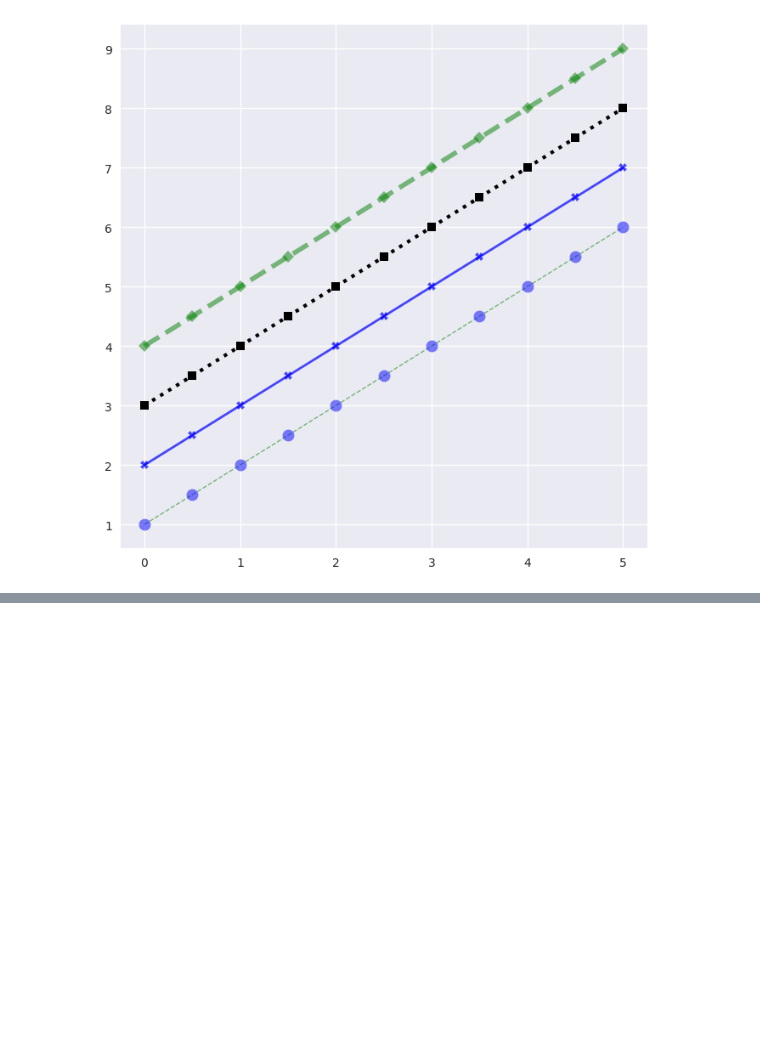
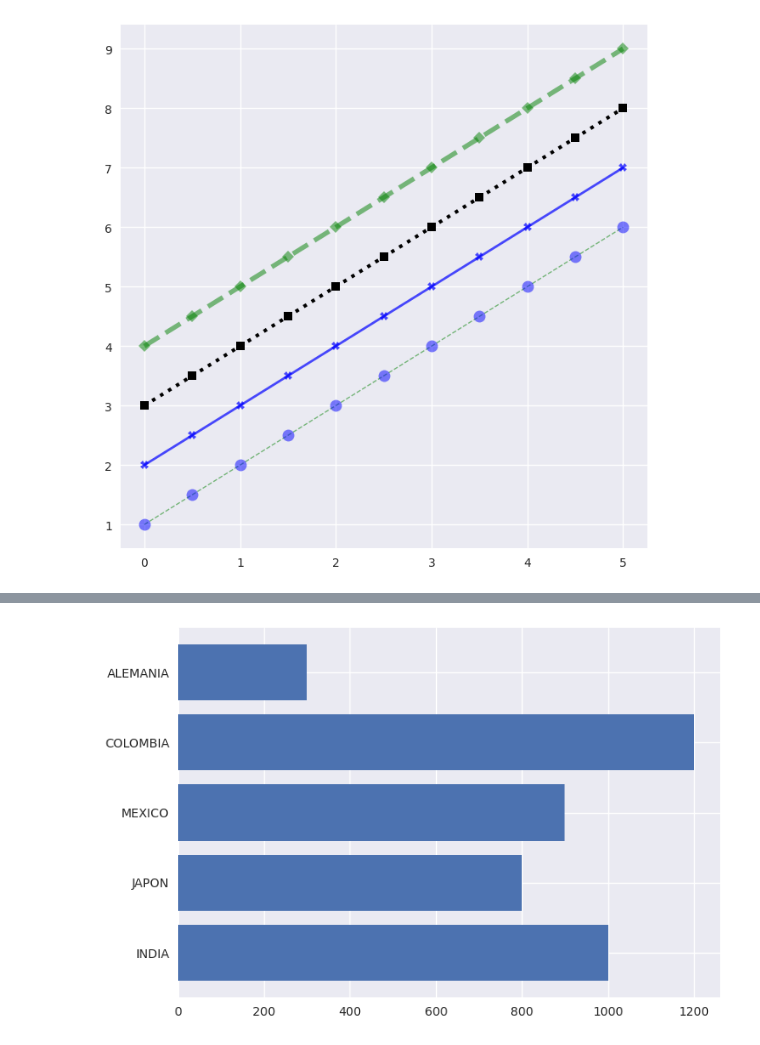
Before and after one commit to M-Alejo/matplot_seaborn, a Jupyter notebook: visualizacion.ipynb, the cells around one changed output, grey strips where cells are left out. Cells and saved outputs as stored; diff of their text form; code cells hidden in the pictures; blank space fills up the shorter version.

```diff
--- a/visualizacion.ipynb
+++ b/visualizacion.ipynb
@@ -373,0 +405,6 @@ fig.show()
+# %%
+# grafica de barras horizontal
+plt.barh(paises, poblacion)
+plt.show()
+# %% [output]
+[figure, added]
```
Also changed, not shown: parts of 5 cells of this notebook.
